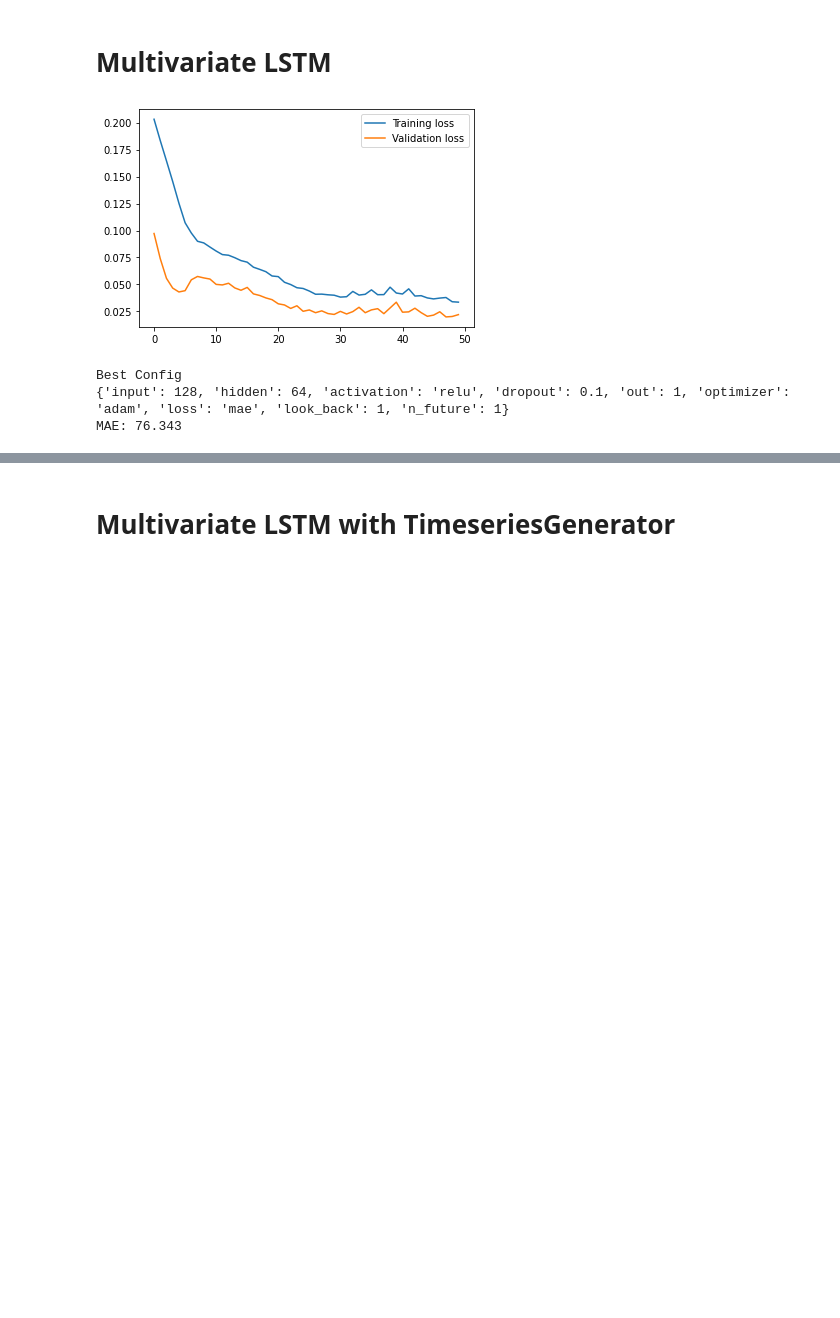
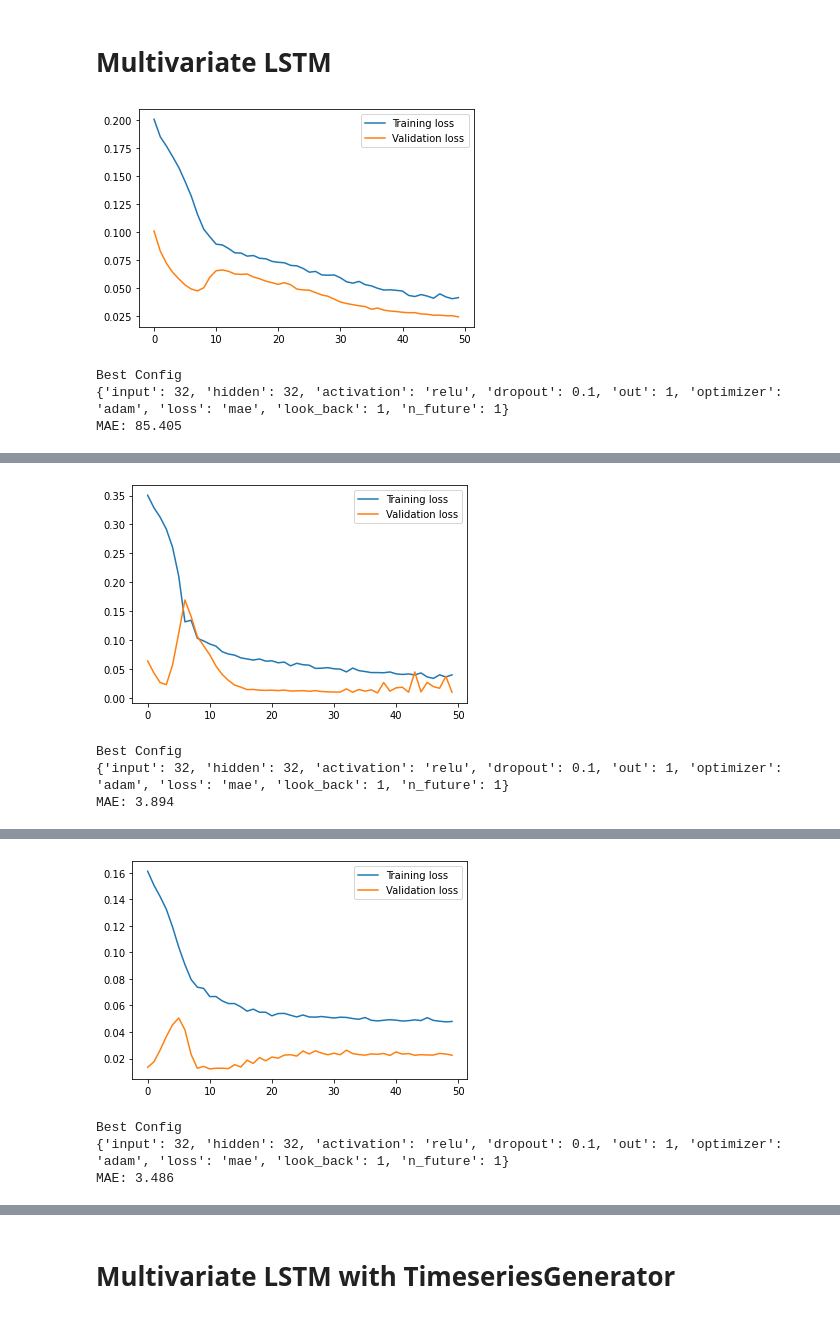
Before and after one commit to marco-mazzoli/progetto-tesi, a Jupyter notebook: covid_forecasting.ipynb, the cells around one changed output, grey strips where cells are left out. Saved outputs shown, nothing was run; the diff lists cells and outputs as text; code cells hidden in the pictures; blank space fills up the shorter version.

```diff
--- a/covid_forecasting.ipynb
+++ b/covid_forecasting.ipynb
@@ -728,39 +780,44 @@ MAE: 86.832
 # %%
 config_path = 'multi_lstm_config' + '_' + column_to_predict
 
-if use_existing_config and os.path.isfile(config_path):
-    config = load_config(config_path)
-    prediction, _, error, _, history = execute_lstm(
-        frame_interesting_columns, column_to_predict=column_to_predict,
-        config=config, split_percent=split_percent, multi=True)
-    look_back = config['look_back']
-else:
-    results = grid_search_lstm(
-        frame_interesting_columns, column_to_predict, split_percent=split_percent,
-        multi=True)
+for column_to_predict in columns:
+    if use_existing_config and os.path.isfile(config_path):
+        config = load_config(config_path)
+        prediction, _, error, _, history = execute_lstm(
+            frame_interesting_columns, column_to_predict=column_to_predict,
+            config=config, split_percent=split_percent, multi=True)
+        look_back = config['look_back']
+    else:
+        results = grid_search_lstm(
+            frame_interesting_columns, column_to_predict, split_percent=split_percent,
+            multi=True)
 
-    results.sort()
-    config = results[0][-1]
-    look_back = config['look_back']
+        results.sort()
+        config = results[0][-1]
+        look_back = config['look_back']
 
-    save_config(config_path, config)
+        save_config(config_path, config)
 
-    prediction, _, error, _, history = execute_lstm(
-        frame_interesting_columns, column_to_predict=column_to_predict,
-        config=config, split_percent=split_percent, multi=True)
+        prediction, _, error, _, history = execute_lstm(
+            frame_interesting_columns, column_to_predict=column_to_predict,
+            config=config, split_percent=split_percent, multi=True)
 
-plot_loss(history)
+    plot_loss(history)
 
-print('Best Config')
-print(config)
-print('MAE: %.3f' % error)
+    print('Best Config')
+    print(config)
+    print('MAE: %.3f' % error)
 
-plot_graphs(
-    frame_interesting_columns, prediction, split_percent, column_to_predict,
-    look_back)
+    plot_graphs(
+        frame_interesting_columns, prediction, split_percent, column_to_predict,
+        look_back)
 # %% [output]
-[figure, old version]
+[figure, new version]
 Best Config
-{'input': 128, 'hidden': 64, 'activation': 'relu', 'dropout': 0.1, 'out': 1, 'optimizer': 'adam', 'loss': 'mae', 'look_back': 1, 'n_future': 1}
-MAE: 76.343
+{'input': 32, 'hidden': 32, 'activation': 'relu', 'dropout': 0.1, 'out': 1, 'optimizer': 'adam', 'loss': 'mae', 'look_back': 1, 'n_future': 1}
+MAE: 85.405
 [interactive output not drawn]
+[figure, added]
+Best Config
+{'input': 32, 'hidden': 32, 'activation': 'relu', 'dropout': 0.1, 'out': 1, 'optimizer': 'adam', 'loss': 'mae', 'look_back': 1, 'n_future': 1}
+MAE: 3.894
@@ -766,0 +825,4 @@ MAE: 76.343
+[figure, added]
+Best Config
+{'input': 32, 'hidden': 32, 'activation': 'relu', 'dropout': 0.1, 'out': 1, 'optimizer': 'adam', 'loss': 'mae', 'look_back': 1, 'n_future': 1}
+MAE: 3.486
```
Also changed, not shown: parts of 9 cells of this notebook.
